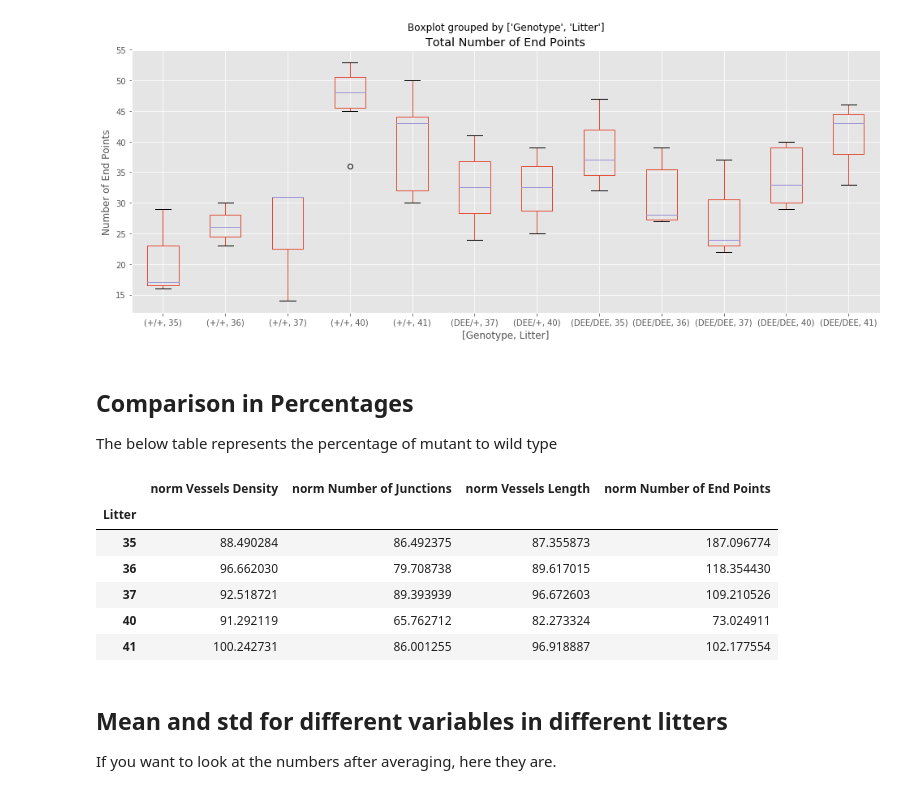
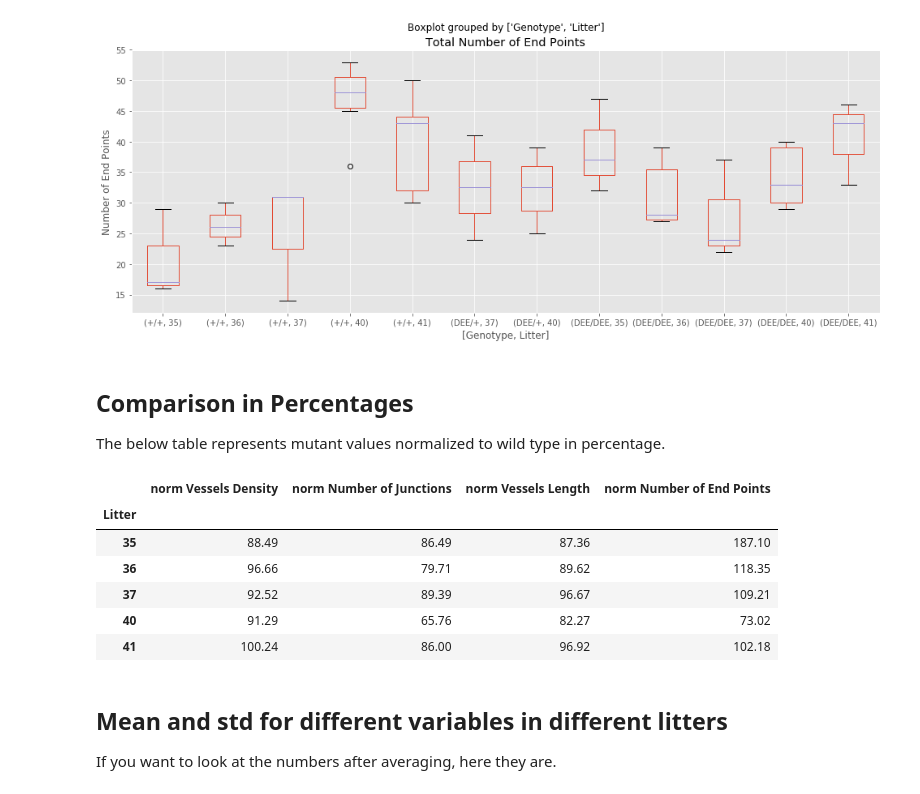
Before and after one commit to MixedIndentations/Angiogenesis-Density, a Jupyter notebook: RetinalCells-PairedTtest.ipynb, the cells around one changed output. Saved outputs shown, nothing was run; the diff lists cells and outputs as text; code cells hidden in the pictures.

```diff
--- a/RetinalCells-PairedTtest.ipynb
+++ b/RetinalCells-PairedTtest.ipynb
@@ -38,7 +41,7 @@ data['AnimalID'] = [x[:4] for x in data['Image Name']]
 ### Load genotyping key
 Once again, we'll use the `read_excel` tool found within the `pandas` library.
 # %%
-key = pd.read_excel('genotypingkey.xlsx')
+key = pd.read_excel('./data/genotypingkey.xlsx')
 #key
 # %% [markdown]
 ### Obtain entire dataset
@@ -48,18 +51,21 @@ We can also drop unneeded columns such as `Image Name`, `ID`, and the duplicated
 # %%
 merged_inner = pd.merge(left = data, right = key,
                         how = 'inner',
-                        left_on = 'AnimalID',
+                        left_on =  'AnimalID',
                         right_on = 'AnimalID'
                        )
 ## Drop unneeded columns
-merged_inner.drop('Litter_y', axis = 1, inplace = True)
-merged_inner.drop('ID', axis = 1, inplace = True)
-merged_inner.drop('Image Name', axis = 1, inplace = True)
+merged_inner.drop('Litter_y',         axis = 1, inplace = True)
+merged_inner.drop('ID',               axis = 1, inplace = True)
+merged_inner.drop('Image Name',       axis = 1, inplace = True)
 merged_inner.drop('Vessel Thickness', axis = 1, inplace = True)
 
 merged_inner.rename(columns = {'Litter_x':'Litter'},
                     inplace = True)
+
+pd.options.display.float_format = '{:,.2f}'.format
+
 ## Show first five observations
-merged_inner
+merged_inner.head()
 # %% [output]
 |  | Vessels percentage area | Total Number of Junctions | Total Vessels Length | Total Number of End Points | Litter | ... |
@@ -255,8 +200,9 @@ def get_cohens_d_z(t_statistic, n):
     return d
 
 n = len(wildVPA)
+cohens_d_values = get_cohens_d_z(t_statistics, n)
 
-cohens_d_values = get_cohens_d(t_statistics, n)
+pd.options.display.float_format = '{:,.3f}'.format
 
 stat_df['cohen_dz'] = cohens_d_values
 stat_df.set_index('Parameter')
@@ -297,0 +223,6 @@ plt.show()
+# %%
+pd.options.display.float_format = '{:,.2f}'.format
+
+## Look at the difference in means
+diff = wild - mutant
+diff
@@ -339,29 +305,32 @@ plt.show()
 [figure]
 # %% [markdown]
 ## Comparison in Percentages
-The below table represents the percentage of mutant to wild type
+
+The below table represents mutant values normalized to wild type in percentage.
 # %%
 normdata = ((mutant / wild.values * 100)
             .rename(
                 columns={
                     'Vessels percentage area':'norm Vessels Density',
                     'Total Number of Junctions':'norm Number of Junctions',
                     'Total Vessels Length':'norm Vessels Length',
                     'Total Number of End Points':'norm Number of End Points'}
                     )
             )
 
 #normdata.drop('Genotype', axis=0, level=1, inplace=True)
 #normdata.drop('Vessel Thickness', axis=0, level=1,inplace=True)
-normdata[['norm Vessels Density','norm Number of Junctions', 'norm Vessels Length', 'norm Number of End Points']]
+#normdata[['norm Vessels Density','norm Number of Junctions', 'norm Vessels Length', 'norm Number of End Points']]
+pd.options.display.float_format = '{:,.2f}'.format
+normdata
 # %% [output]
 |  | norm Vessels Density | norm Number of Junctions | norm Vessels Length | norm Number of End Points |
 | Litter |  |  |  |  |
-| 35 | 88.490284 | 86.492375 | 87.355873 | 187.096774 |
-| 36 | 96.662030 | 79.708738 | 89.617015 | 118.354430 |
-| 37 | 92.518721 | 89.393939 | 96.672603 | 109.210526 |
-| 40 | 91.292119 | 65.762712 | 82.273324 | 73.024911 |
-| 41 | 100.242731 | 86.001255 | 96.918887 | 102.177554 |
+| 35 | 88.49 | 86.49 | 87.36 | 187.10 |
+| 36 | 96.66 | 79.71 | 89.62 | 118.35 |
+| 37 | 92.52 | 89.39 | 96.67 | 109.21 |
+| 40 | 91.29 | 65.76 | 82.27 | 73.02 |
+| 41 | 100.24 | 86.00 | 96.92 | 102.18 |
 # %% [markdown]
 ## Mean and std for different variables in different litters
 
```
Also changed, not shown: parts of 37 cells of this notebook, 2 other files.
